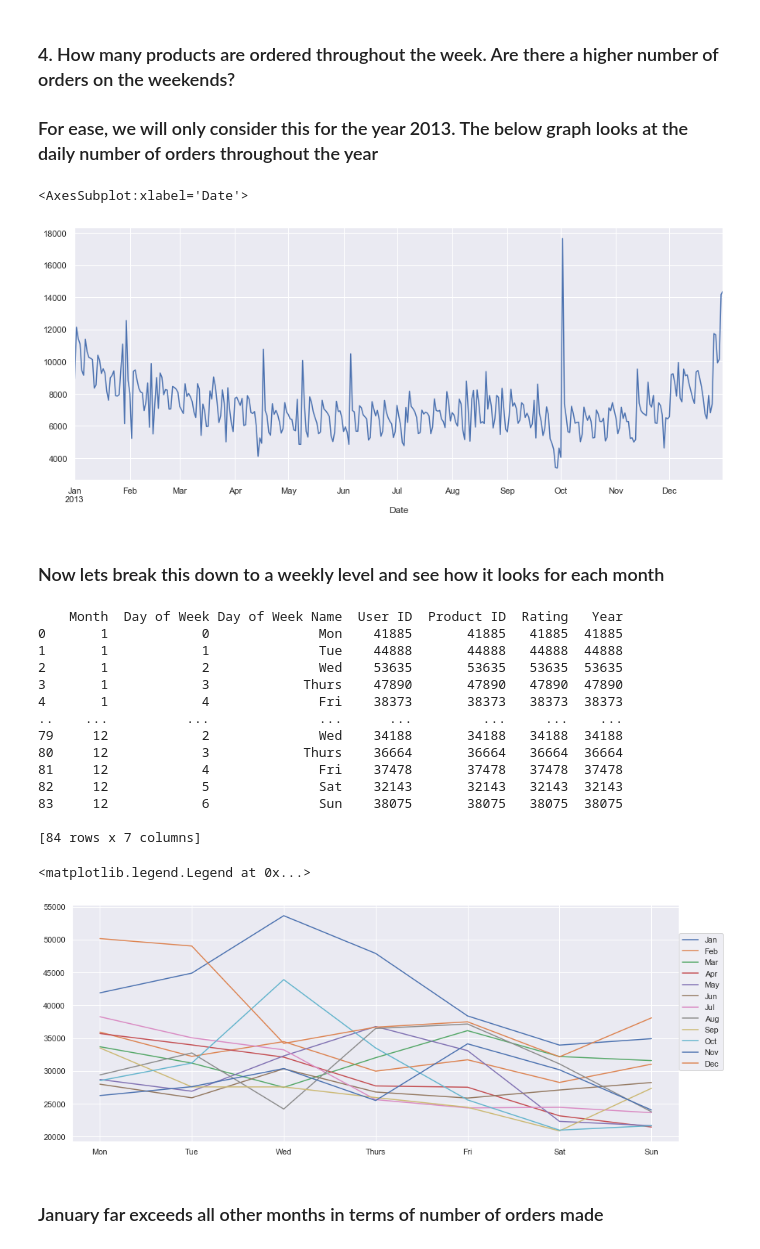
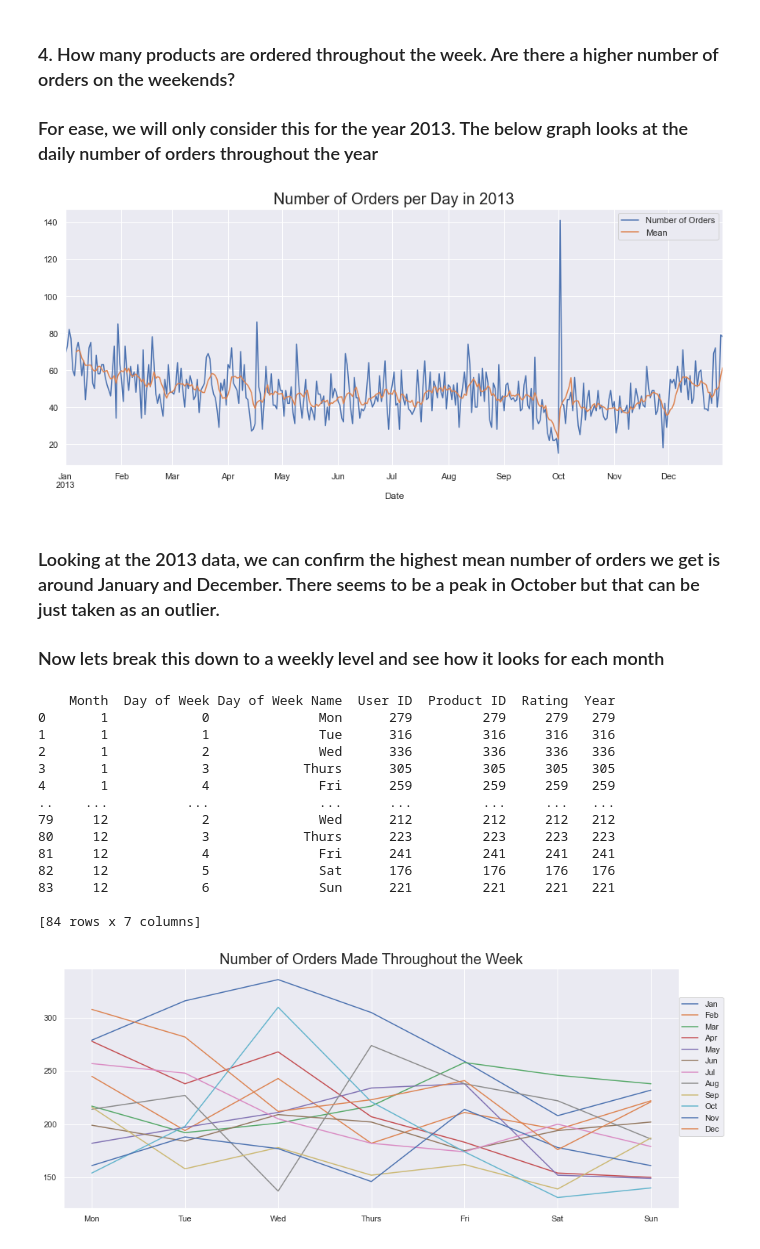
Before and after one commit to Shaheerairaj/Amazon-Product-Recommendation-System, a Jupyter notebook: Amazon Project/Amazon Project.ipynb, the cells around one changed output. Saved outputs shown, nothing was run; the diff lists cells and outputs as text; code cells hidden in the pictures.

```diff
--- a/Amazon Project/Amazon Project.ipynb
+++ b/Amazon Project/Amazon Project.ipynb
@@ -21,7 +31,7 @@ sns.set_theme()
 # %%
 #Importing Data
 
-df = pd.read_csv('Datasets/Amazon Reviews.csv', names = ['User ID','Product ID','Rating','Time Stamp'])
+df = pd.read_csv('Datasets/Amazon Reviews.csv', names = ['User ID','Product ID','Rating','Time Stamp'], nrows = 100000)
 df['Time Stamp'] = df['Time Stamp'].apply(lambda x:datetime.fromtimestamp(x))
 df = df.rename(columns={'Time Stamp':'Date'})
 df.head()
@@ -262,13 +272,16 @@ df_timeseries_group_month[df_timeseries_group_month['Year'] == 2013]
 # %%
 # Grabbing values for only 2013
 df_timeseries_2013 = df_timeseries[df_timeseries.index.year == 2013]
 
 plt.figure(figsize=(15,6))
 df_timeseries_2013.groupby('Date')['User ID'].count().plot()
+df_timeseries_2013.groupby('Date')['User ID'].count().rolling(window=7).mean().plot()
+plt.title('Number of Orders per Day in 2013', fontdict={'fontsize':20})
+plt.legend(['Number of Orders','Mean']);
 # %% [output]
-<AxesSubplot:xlabel='Date'>
-[figure, old version]
+[figure, new version]
 # %% [markdown]
+### Looking at the 2013 data, we can confirm the highest mean number of orders we get is around January and December. There seems to be a peak in October but that can be just taken as an outlier.
 ### Now lets break this down to a weekly level and see how it looks for each month
 # %%
 # Getting day of week
@@ -288,23 +301,21 @@ plt.figure(figsize=(15,6))
 for i in df_timeseries_2013_grouped['Month'].unique():
     plt.plot('User ID', data = df_timeseries_2013_grouped[df_timeseries_2013_grouped['Month'] == i].set_index('Day of Week Name'))
 
-plt.legend(['Jan','Feb','Mar','Apr','May','Jun','Jul','Aug','Sep','Oct','Nov','Dec'], loc=(1,0.3))
+plt.title('Number of Orders Made Throughout the Week', fontdict={'fontsize':20})
+plt.legend(['Jan','Feb','Mar','Apr','May','Jun','Jul','Aug','Sep','Oct','Nov','Dec'], loc=(1,0.3));
 # %% [output]
-    Month  Day of Week Day of Week Name  User ID  Product ID  Rating   Year
-0       1            0              Mon    41885       41885   41885  41885
-1       1            1              Tue    44888       44888   44888  44888
-2       1            2              Wed    53635       53635   53635  53635
-3       1            3            Thurs    47890       47890   47890  47890
-4       1            4              Fri    38373       38373   38373  38373
-..    ...          ...              ...      ...         ...     ...    ...
-79     12            2              Wed    34188       34188   34188  34188
-80     12            3            Thurs    36664       36664   36664  36664
-81     12            4              Fri    37478       37478   37478  37478
-82     12            5              Sat    32143       32143   32143  32143
-83     12            6              Sun    38075       38075   38075  38075
+    Month  Day of Week Day of Week Name  User ID  Product ID  Rating  Year
+0       1            0              Mon      279         279     279   279
+1       1            1              Tue      316         316     316   316
+2       1            2              Wed      336         336     336   336
+3       1            3            Thurs      305         305     305   305
+4       1            4              Fri      259         259     259   259
+..    ...          ...              ...      ...         ...     ...   ...
+79     12            2              Wed      212         212     212   212
+80     12            3            Thurs      223         223     223   223
+81     12            4              Fri      241         241     241   241
+82     12            5              Sat      176         176     176   176
+83     12            6              Sun      221         221     221   221
 
 [84 rows x 7 columns]
-<matplotlib.legend.Legend at 0x...>
-[figure, old version]
+[figure, new version]
-# %% [markdown]
-### January far exceeds all other months in terms of number of orders made
```
Also changed, not shown: parts of 47 cells of this notebook.
